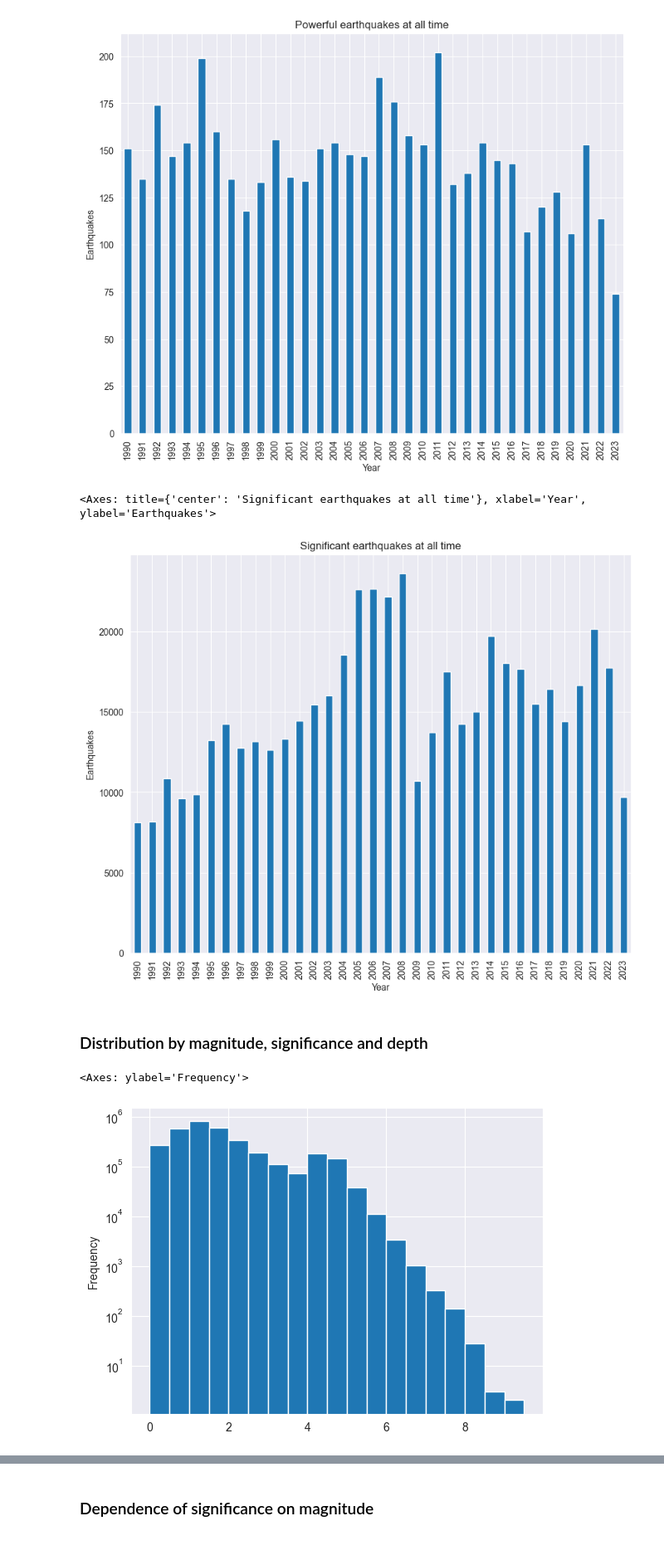
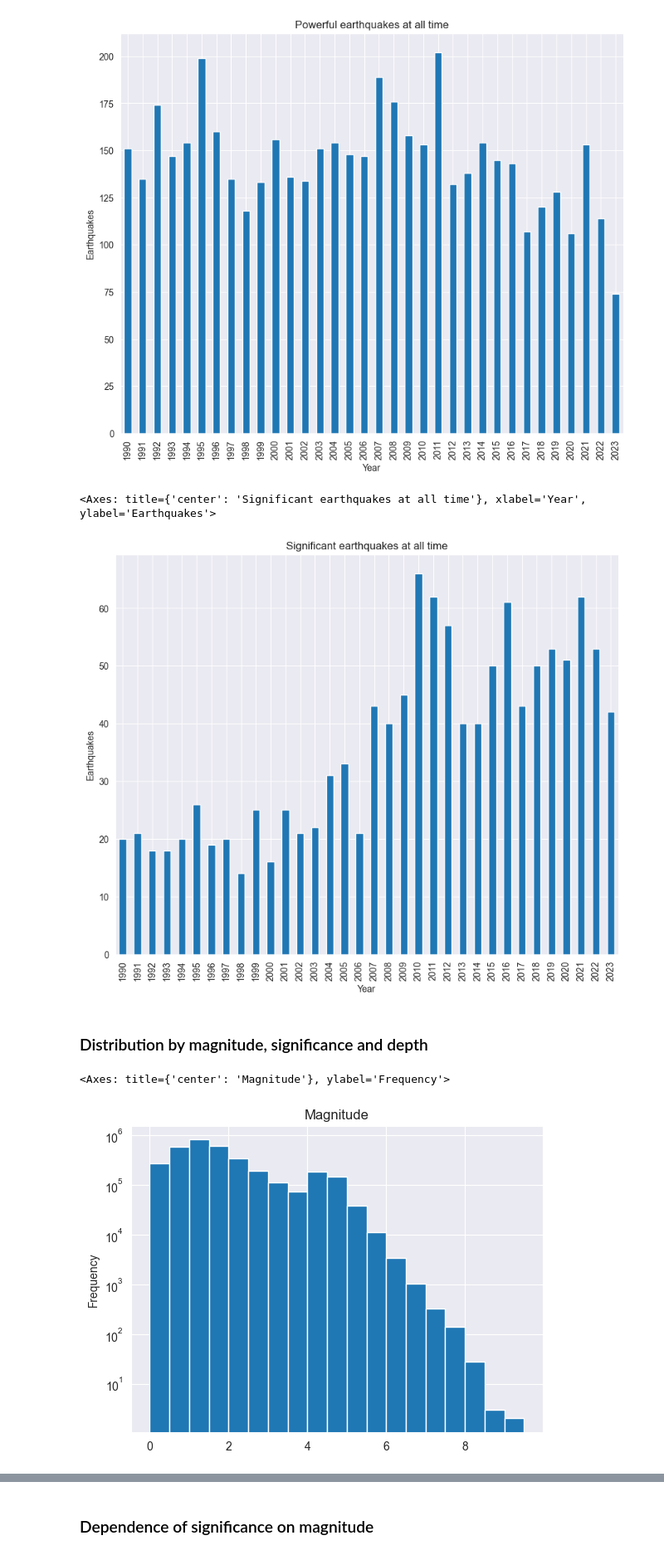
Before and after one commit to DenisIndenbom/DSBA-analytical-project, a Jupyter notebook: project.ipynb, the cells around one changed output, grey strips where cells are left out. Shown at 83% size. Cells and saved outputs as stored; diff of their text form; code cells hidden in the pictures.

Commit message:
Changed a sign of significance in plot about significant earthquakes at all time and did other minor changes

```diff
--- a/project.ipynb
+++ b/project.ipynb
@@ -187,15 +191,18 @@ df['year'][df['magnitudo'] >= 6].value_counts(sort=False).plot(kind='bar', xlabe
 <Axes: title={'center': 'Powerful earthquakes at all time'}, xlabel='Year', ylabel='Earthquakes'>
 [figure]
 # %%
-df['year'][df['significance'] >= df['significance'].mean() * 2].value_counts(sort=False).plot(kind='bar', xlabel='Year', ylabel='Earthquakes', figsize=(10, 8), title='Significant earthquakes at all time')
+df['year'][df['significance'] >= df['significance'].max() // 4].value_counts(sort=False).plot(kind='bar', xlabel='Year',
+                                                                                              ylabel='Earthquakes',
+                                                                                              figsize=(10, 8),
+                                                                                              title='Significant earthquakes at all time')
 # %% [output]
 <Axes: title={'center': 'Significant earthquakes at all time'}, xlabel='Year', ylabel='Earthquakes'>
-[figure, old version]
+[figure, new version]
 # %% [markdown]
 ### Distribution by magnitude, significance and depth
 # %%
-df['magnitudo'].plot(kind='hist', bins=np.arange(0., 10., 0.5), log=True)
+df['magnitudo'].plot(kind='hist', bins=np.arange(0., 10., 0.5), log=True, title='Magnitude')
 # %% [output]
-<Axes: ylabel='Frequency'>
+<Axes: title={'center': 'Magnitude'}, ylabel='Frequency'>
-[figure, old version]
+[figure, new version]
 # %%
```
Also changed, not shown: parts of 13 cells of this notebook.
